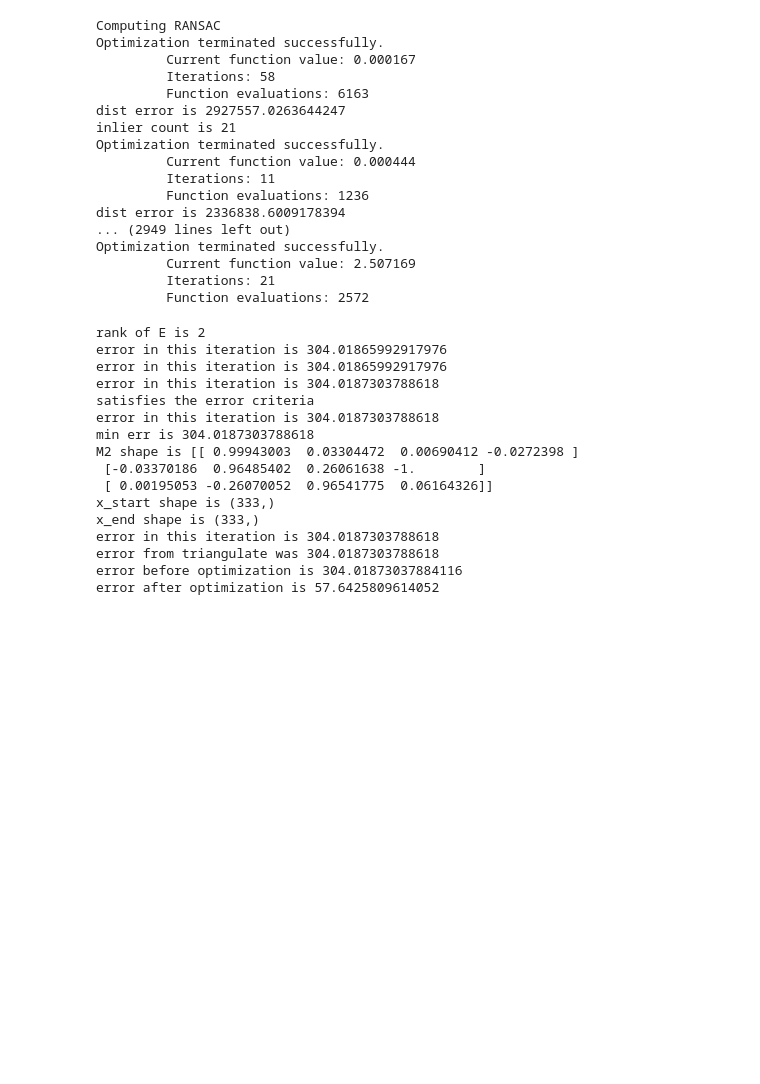
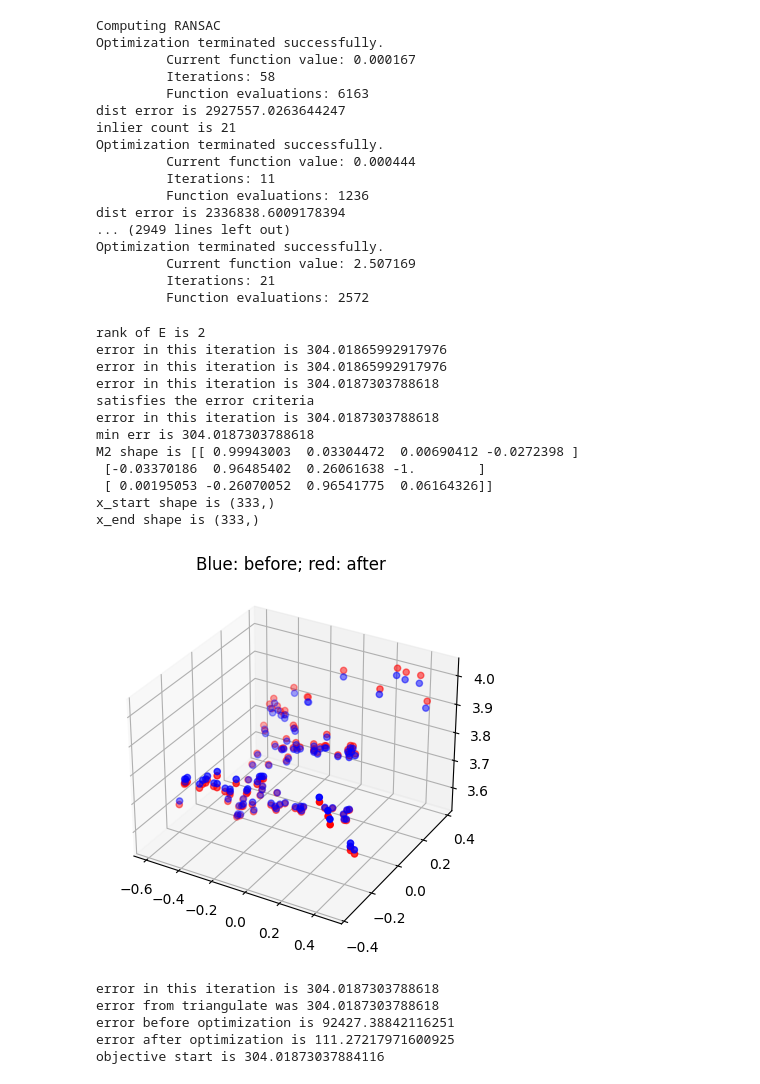
Before and after one commit to sushanthj/assignments_F22, a Jupyter notebook: CV_A/Assignment_4/code/bundle_test.ipynb, the cells around one changed output. Drawn from its saved outputs; the diff is of its cells as text; code cells hidden in the pictures; blank space fills up the shorter version.

```diff
--- a/CV_A/Assignment_4/code/bundle_test.ipynb
+++ b/CV_A/Assignment_4/code/bundle_test.ipynb
@@ -339,7 +340,7 @@ def bundleAdjustment(K1, M1, p1, K2, M2_init, p2, P_init):
 
     # optimization step
     from scipy.optimize import minimize
-    x_optimized_obj = minimize(rodriguesResidual, x_start, args=(K1, M1, p1, K2, p2), method='TNC')
+    x_optimized_obj = minimize(rodriguesResidual, x_start, args=(K1, M1, p1, K2, p2), method='Powell')
     print("x_end shape is", x_optimized_obj.x.shape)
     x_optimized = x_optimized_obj.x
 
@@ -434,35 +435,37 @@ M2_final, P_final, start_obj, end_obj = bundleAdjustment(
                                                          M1,
                                                          inlier_pts1,
                                                          K2,
                                                          M2_init,
                                                          inlier_pts2,
                                                          P_init
                                                         )
 
 # compare the old M2 to optimized M2
-# plot_3D_dual(P_init, P_final)
+plot_3D_dual(P_init, P_final)
 
 _, err = triangulate(C1, inlier_pts1, C2, inlier_pts2)
 print("error from triangulate was", err)
 
 # notice here that error from triangulate is same as our objective function error
 print("error before optimization is", start_obj)
 
 print("error after optimization is", end_obj)
 # %% [output]
 rank of E is 2
 error in this iteration is 304.01865992917976
 error in this iteration is 304.01865992917976
 error in this iteration is 304.0187303788618
 satisfies the error criteria
 error in this iteration is 304.0187303788618
 min err is 304.0187303788618
 M2 shape is [[ 0.99943003  0.03304472  0.00690412 -0.0272398 ]
  [-0.03370186  0.96485402  0.26061638 -1.        ]
  [ 0.00195053 -0.26070052  0.96541775  0.06164326]]
 x_start shape is (333,)
 x_end shape is (333,)
-error in this iteration is 304.0187303788618
-error from triangulate was 304.0187303788618
-error before optimization is 304.01873037884116
-error after optimization is 57.6425809614052
+[figure, added]
+error in this iteration is 304.0187303788618
+error from triangulate was 304.0187303788618
+error before optimization is 92427.38842116251
+error after optimization is 111.27217971600925
+objective start is 304.01873037884116
```
Also changed, not shown: parts of 1 cell of this notebook, 3 other files.
